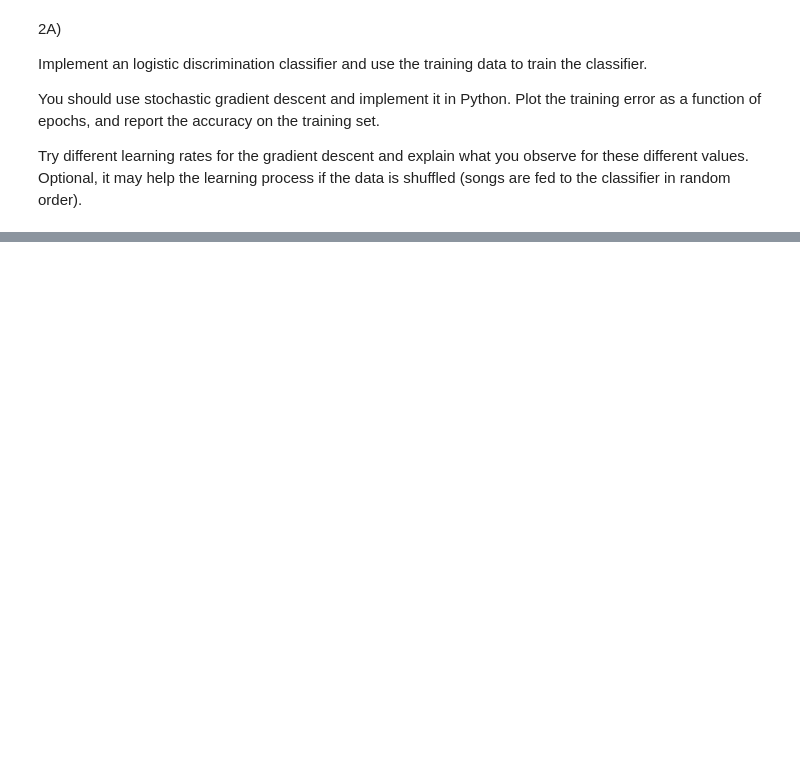
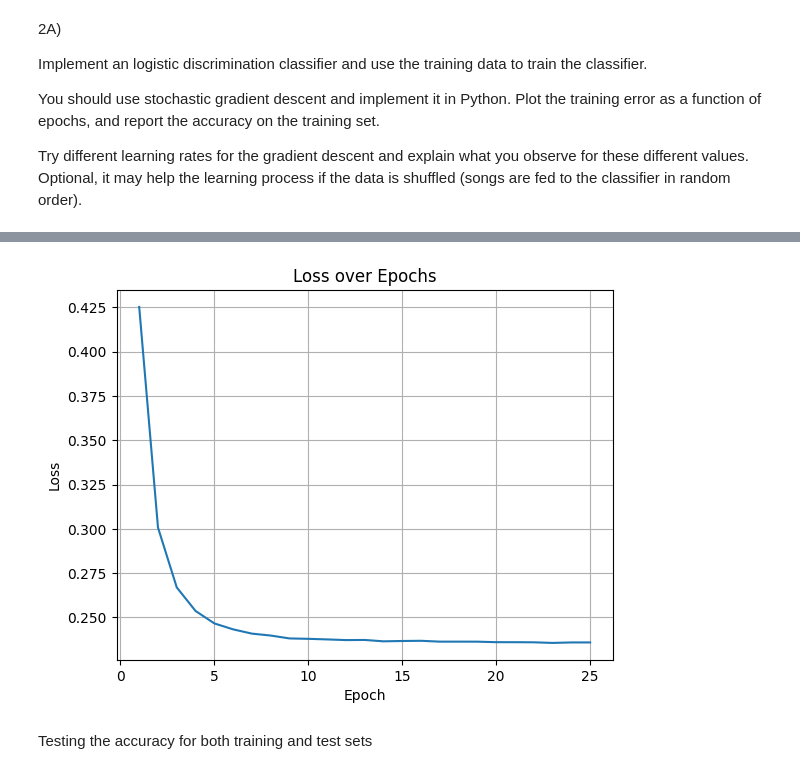
Before and after one commit to jonasanders1/Linear-regresstion-assignment-1, a Jupyter notebook: problem-2.ipynb, the cells around one changed output, grey strips where cells are left out. Saved outputs shown, nothing was run; the diff lists cells and outputs as text; code cells hidden in the pictures; blank space fills up the shorter version.

```diff
--- a/problem-2.ipynb
+++ b/problem-2.ipynb
@@ -21,24 +21,47 @@ y_test = np.load('y_test.npy', allow_pickle=True)
 # %%
 import numpy as np
 
+# this function converts the weighted sum (z) to a probability [0-1]
 def sigmoid(z):
     return 1 / (1 + np.exp(-z))
 
-def logistic_regression(X, y, learning_rate=0.01, epochs=100):
+# Compute the cost (loss) for each sample
+# yi -> The actual label for the sample
+# y_pred -> the predicted value from the sigmoid function
+def compute_cost(yi,y_pred):
+    cost = -(yi * np.log(y_pred)+ (1-yi) * np.log(1- y_pred))
+    return cost # The loss for the current sample
 
+
+
+# Function to compute gradients
+# For bias and weight
+# Tells how much to adjust Weight and bias to reduce the error
+def compute_gradients(xi, yi, y_pred ):
+    error = y_pred - yi
+    dw = error * xi
+    db = error
+    return dw, db
+
+# Function to update w and b
+# dw and db are the gradients computed in the 'compute_gradients' function
+def update_parameters(w, b, dw, db, learning_rate):
+    w = w - learning_rate * dw
+    b = b - learning_rate * db
+    return w, b # return the new weight and bias
+
+def logistic_regression(X, y, learning_rate=0.001, epochs=25):
     # Get the number of samples and features
     number_of_samples, number_of_features = X.shape
 
     # Initialize weights and bias
-    w = np.zeros(number_of_features)  # weights should have the shape (number_of_features,)
-    b = 0  # bias is a scalar
+    w = np.zeros(number_of_features)
+    b = 0
+    losses = []
 
     for epoch in range(epochs):
+        total_loss = 0
         # Variable to keep track of total loss for each iteration over the dataset
-        total_loss = 0
-
-
-
         # Shuffle the data at the start of each epoch
         indices = np.random.permutation(number_of_samples)
         X_shuffled = X[indices]
@@ -46,16 +69,39 @@ def logistic_regression(X, y, learning_rate=0.01, epochs=100):
 
         # Loop to update the Gradient Descent using SGD
         for i in range(number_of_samples):
+
             xi = X_shuffled[i]  # feature vector for sample i
             yi = y_shuffled[i]  # true label for sample i
-
             # Compute the weighted sum (linear combination of features and weights)
             z = np.dot(xi, w) + b  # z is the weighted sum for the current sample
+            # print(f'The sum: {z}')
+            # Pass the weighted sum to the sigmoid function to get the predicted probability
+            y_pred = sigmoid(z)
+            # Compute cost
+            cost = compute_cost(yi, y_pred)
+            total_loss += cost
+            # Compute the gradients
+            dw, db = compute_gradients(xi, yi, y_pred)
+            # Update parameters
+            w, b = update_parameters(w, b, dw, db, learning_rate)
 
-            # Pass the weighted sum to the sigmoid function to get the predicted probability
-            # y_pred = sigmoid(z)
+        avg_loss = total_loss / number_of_samples
+        losses.append(avg_loss)
+        print(f"Epoch {epoch + 1}, Loss: {avg_loss:.4f}")
+
+    return w, b, losses
+
+np.save('logistic_regression.npy', logistic_regression)
+
+# Train model using the training sets
+w, b, losses = logistic_regression(X=X_train, y=y_train)
 
 
 
-# Assuming X_train and y_train are already defined
-logistic_regression(X=X_train, y=y_train)
+plt.plot(range(1, len(losses) + 1), losses)
+plt.title('Loss over Epochs')
+plt.xlabel('Epoch')
+plt.ylabel('Loss')
+plt.grid(True)
+plt.show()
+# %% [output]
@@ -61,0 +125,3 @@ logistic_regression(X=X_train, y=y_train)
+[figure, added]
+# %% [markdown]
+Testing the accuracy for both training and test sets
```
Also changed, not shown: parts of 7 cells of this notebook, 1 other file.
